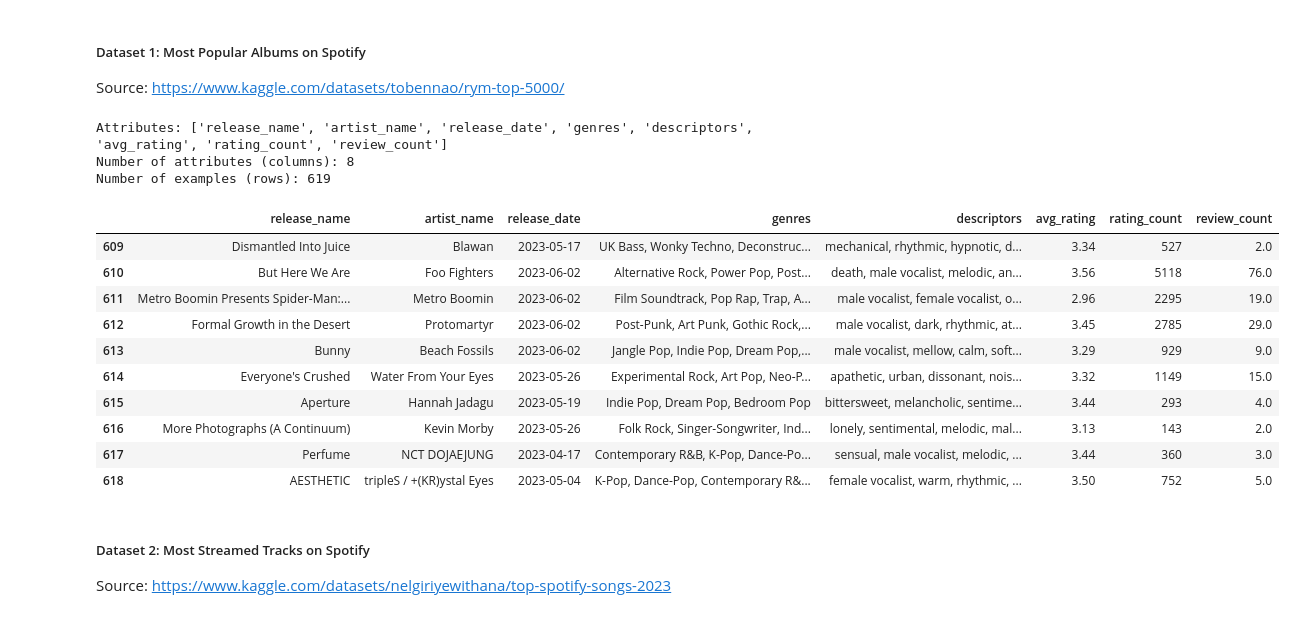
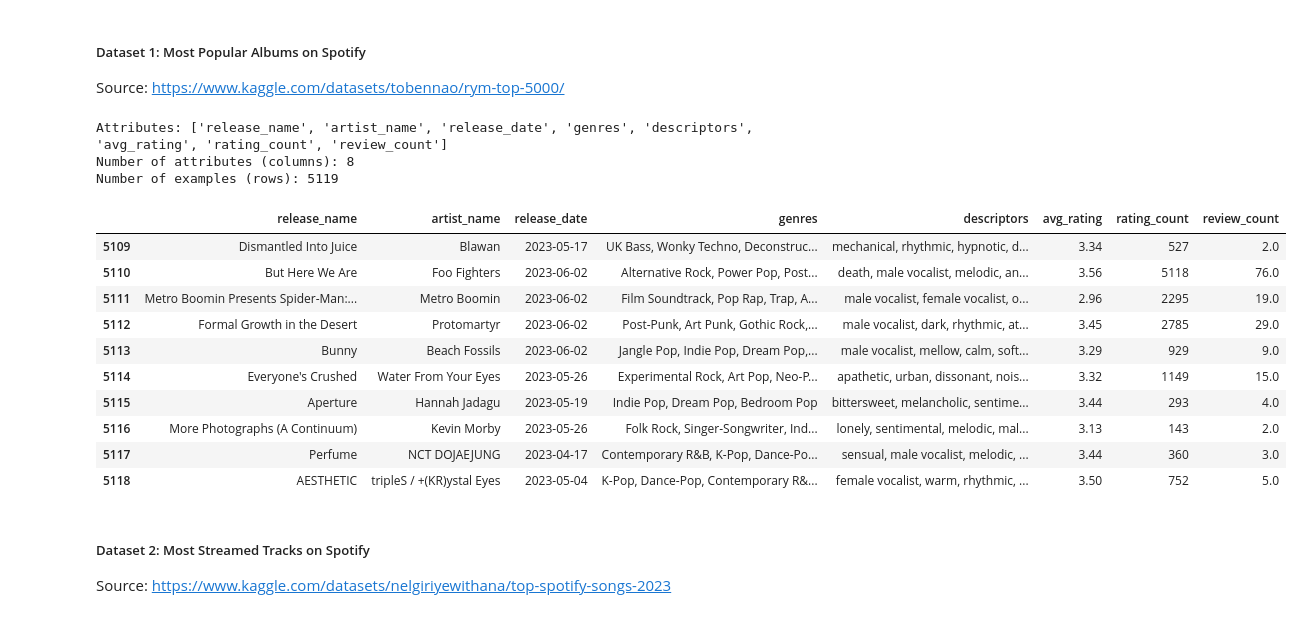
Before and after one commit to Dennis-H1/Function-Calling-LLMs, a Jupyter notebook: main.ipynb, the cells around one changed output. Drawn from its saved outputs; the diff is of its cells as text; code cells hidden in the pictures.

```diff
--- a/main.ipynb
+++ b/main.ipynb
@@ -72,28 +72,28 @@ album_columns_to_keep = ["release_name",    # Name of the album
 albums_long_tail = pd.read_csv(
     "./data/albums_long_tail.csv", usecols=album_columns_to_keep)
 # %%
-ALBUMS = pd.concat([albums_popular[:500], albums_long_tail], ignore_index=True)
+ALBUMS = pd.concat([albums_popular, albums_long_tail], ignore_index=True)
 
 print(f"Attributes: {ALBUMS.columns.to_list()}")
 print(f"Number of attributes (columns): {ALBUMS.shape[1]}")
 print(f"Number of examples (rows): {ALBUMS.shape[0]}")
 
 ALBUMS[-10:].head(n=10)
 # %% [output]
 Attributes: ['release_name', 'artist_name', 'release_date', 'genres', 'descriptors', 'avg_rating', 'rating_count', 'review_count']
 Number of attributes (columns): 8
-Number of examples (rows): 619
+Number of examples (rows): 5119
 |  | release_name | artist_name | release_date | genres | descriptors | avg_rating | rating_count | review_count |
-| 609 | Dismantled Into Juice | Blawan | 2023-05-17 | UK Bass, Wonky Techno, Deconstruc... | mechanical, rhythmic, hypnotic, d... | 3.34 | 527 | 2.0 |
-| 610 | But Here We Are | Foo Fighters | 2023-06-02 | Alternative Rock, Power Pop, Post... | death, male vocalist, melodic, an... | 3.56 | 5118 | 76.0 |
-| 611 | Metro Boomin Presents Spider-Man:... | Metro Boomin | 2023-06-02 | Film Soundtrack, Pop Rap, Trap, A... | male vocalist, female vocalist, o... | 2.96 | 2295 | 19.0 |
-| 612 | Formal Growth in the Desert | Protomartyr | 2023-06-02 | Post-Punk, Art Punk, Gothic Rock,... | male vocalist, dark, rhythmic, at... | 3.45 | 2785 | 29.0 |
-| 613 | Bunny | Beach Fossils | 2023-06-02 | Jangle Pop, Indie Pop, Dream Pop,... | male vocalist, mellow, calm, soft... | 3.29 | 929 | 9.0 |
-| 614 | Everyone's Crushed | Water From Your Eyes | 2023-05-26 | Experimental Rock, Art Pop, Neo-P... | apathetic, urban, dissonant, nois... | 3.32 | 1149 | 15.0 |
-| 615 | Aperture | Hannah Jadagu | 2023-05-19 | Indie Pop, Dream Pop, Bedroom Pop | bittersweet, melancholic, sentime... | 3.44 | 293 | 4.0 |
-| 616 | More Photographs (A Continuum) | Kevin Morby | 2023-05-26 | Folk Rock, Singer-Songwriter, Ind... | lonely, sentimental, melodic, mal... | 3.13 | 143 | 2.0 |
-| 617 | Perfume | NCT DOJAEJUNG | 2023-04-17 | Contemporary R&B, K-Pop, Dance-Po... | sensual, male vocalist, melodic, ... | 3.44 | 360 | 3.0 |
-| 618 | AESTHETIC | tripleS / +(KR)ystal Eyes | 2023-05-04 | K-Pop, Dance-Pop, Contemporary R&... | female vocalist, warm, rhythmic, ... | 3.50 | 752 | 5.0 |
+| 5109 | Dismantled Into Juice | Blawan | 2023-05-17 | UK Bass, Wonky Techno, Deconstruc... | mechanical, rhythmic, hypnotic, d... | 3.34 | 527 | 2.0 |
+| 5110 | But Here We Are | Foo Fighters | 2023-06-02 | Alternative Rock, Power Pop, Post... | death, male vocalist, melodic, an... | 3.56 | 5118 | 76.0 |
+| 5111 | Metro Boomin Presents Spider-Man:... | Metro Boomin | 2023-06-02 | Film Soundtrack, Pop Rap, Trap, A... | male vocalist, female vocalist, o... | 2.96 | 2295 | 19.0 |
+| 5112 | Formal Growth in the Desert | Protomartyr | 2023-06-02 | Post-Punk, Art Punk, Gothic Rock,... | male vocalist, dark, rhythmic, at... | 3.45 | 2785 | 29.0 |
+| 5113 | Bunny | Beach Fossils | 2023-06-02 | Jangle Pop, Indie Pop, Dream Pop,... | male vocalist, mellow, calm, soft... | 3.29 | 929 | 9.0 |
+| 5114 | Everyone's Crushed | Water From Your Eyes | 2023-05-26 | Experimental Rock, Art Pop, Neo-P... | apathetic, urban, dissonant, nois... | 3.32 | 1149 | 15.0 |
+| 5115 | Aperture | Hannah Jadagu | 2023-05-19 | Indie Pop, Dream Pop, Bedroom Pop | bittersweet, melancholic, sentime... | 3.44 | 293 | 4.0 |
+| 5116 | More Photographs (A Continuum) | Kevin Morby | 2023-05-26 | Folk Rock, Singer-Songwriter, Ind... | lonely, sentimental, melodic, mal... | 3.13 | 143 | 2.0 |
+| 5117 | Perfume | NCT DOJAEJUNG | 2023-04-17 | Contemporary R&B, K-Pop, Dance-Po... | sensual, male vocalist, melodic, ... | 3.44 | 360 | 3.0 |
+| 5118 | AESTHETIC | tripleS / +(KR)ystal Eyes | 2023-05-04 | K-Pop, Dance-Pop, Contemporary R&... | female vocalist, warm, rhythmic, ... | 3.50 | 752 | 5.0 |
 # %% [markdown]
 ##### Dataset 2: Most Streamed Tracks on Spotify
 
```
Also changed, not shown: parts of 3 cells of this notebook, 1 other file.
